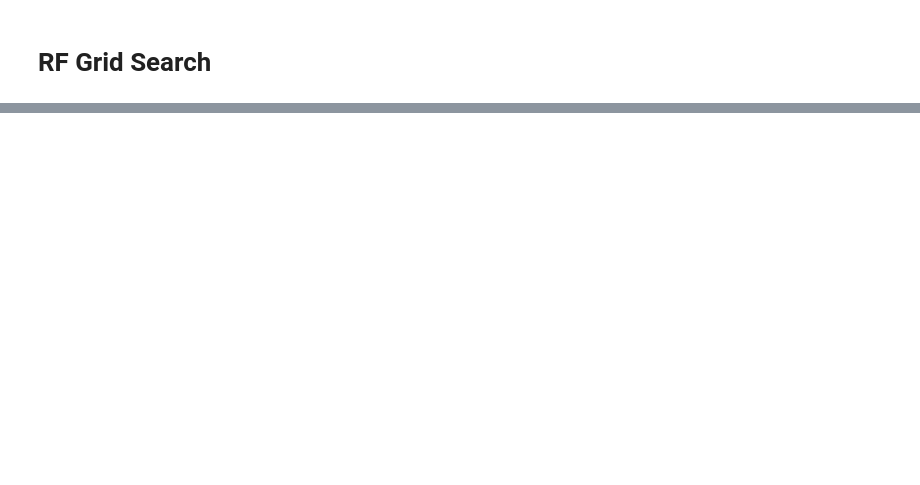
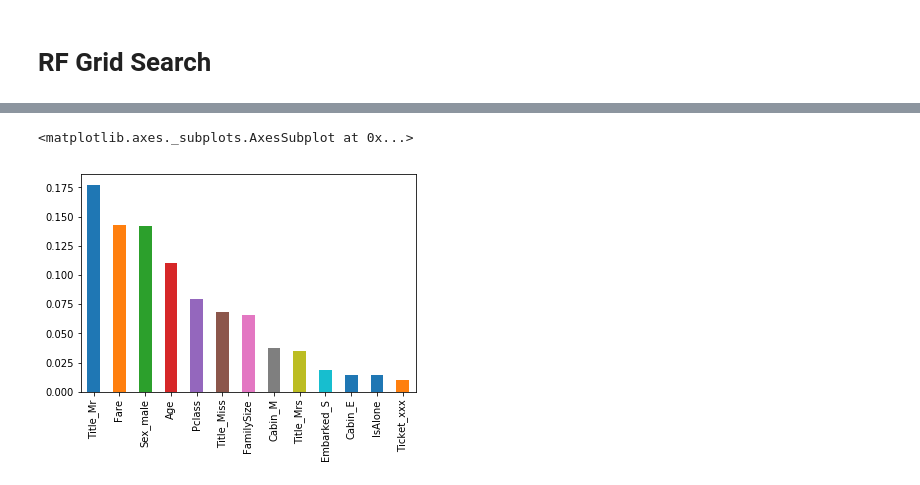
Before and after one commit to KunaalNaik/Python_Panda_for_Data_Science, a Jupyter notebook: Logistic/Titanic_Numerical_All_features_9Mar.ipynb, the cells around one changed output, grey strips where cells are left out. Drawn from its saved outputs; the diff is of its cells as text; code cells hidden in the pictures; blank space fills up the shorter version.

```diff
--- a/Logistic/Titanic_Numerical_All_features_9Mar.ipynb
+++ b/Logistic/Titanic_Numerical_All_features_9Mar.ipynb
@@ -237,7 +557,7 @@ clf.score(X_test,y_test)
 # %%
 for m in range(1,5,1):
     for w in range(10,300,20):
-        clf=BaggingClassifier(oob_score=True,n_jobs=-1,n_estimators=w,random_state=400,max_features=m
+        clf=BaggingClassifier(oob_score=True,n_jobs=-1,n_estimators=w,random_state=400,max_features=m,
                               base_estimator=DecisionTreeClassifier())
         clf.fit(X_train,y_train)
         oob=clf.oob_score_
@@ -247,6 +636,6 @@ for m in range(1,5,1):
 # %%
 #130
-clf=BaggingClassifier(oob_score=True,n_jobs=-1,n_estimators=130,random_state=400,
+clf=BaggingClassifier(oob_score=True,n_jobs=-1,n_estimators=50,random_state=200,
                       base_estimator=DecisionTreeClassifier())
 # %%
 clf.fit(X_train,y_train)
@@ -286,8 +726,0 @@ rf.oob_score_
-# %%
-for w in range(10,300,20):
-    rf=RandomForestClassifier(n_estimators=w,oob_score=True,n_jobs=-1,random_state=400)
-    rf.fit(X_train,y_train)
-    oob=rf.oob_score_
-    print ('For n_estimators = '+str(w))
-    print ('OOB score is '+str(oob))
-    print ('************************')
@@ -353,3 +802,3 @@ rf_random.best_params_
 # %%
 #Finalize using best
-rf=RandomForestClassifier(n_estimators=203,oob_score=True,n_jobs=-1,random_state=42, )
+rf=RandomForestClassifier(n_estimators=267,oob_score=True,n_jobs=-1,random_state=200, min_samples_split = 10, min_samples_leaf = 1, max_features = 'sqrt', bootstrap = True, max_depth =30 )
@@ -355,0 +837,6 @@ rf=RandomForestClassifier(n_estimators=203,oob_score=True,n_jobs=-1,random_state
+# %%
+imp_feat.sort_values(ascending=False)
+imp_feat[imp_feat>0.01].sort_values(ascending=False).plot(kind='bar')
+# %% [output]
+<matplotlib.axes._subplots.AxesSubplot at 0x...>
+[figure, added]
```
Also changed, not shown: parts of 60 cells of this notebook.
